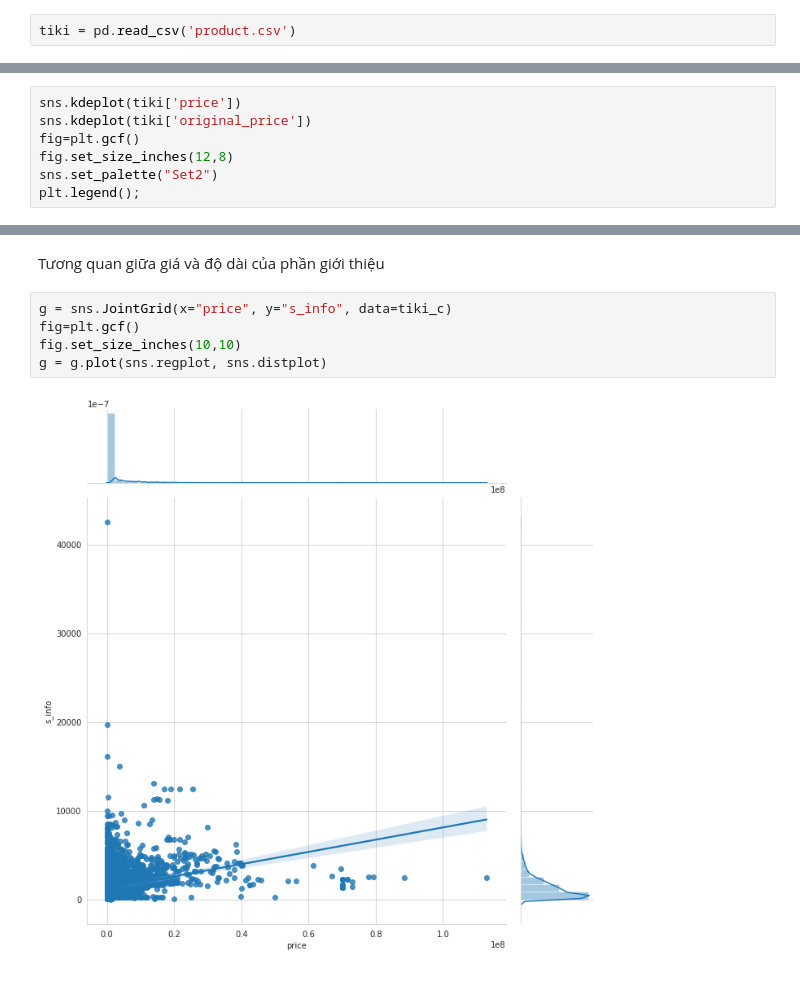
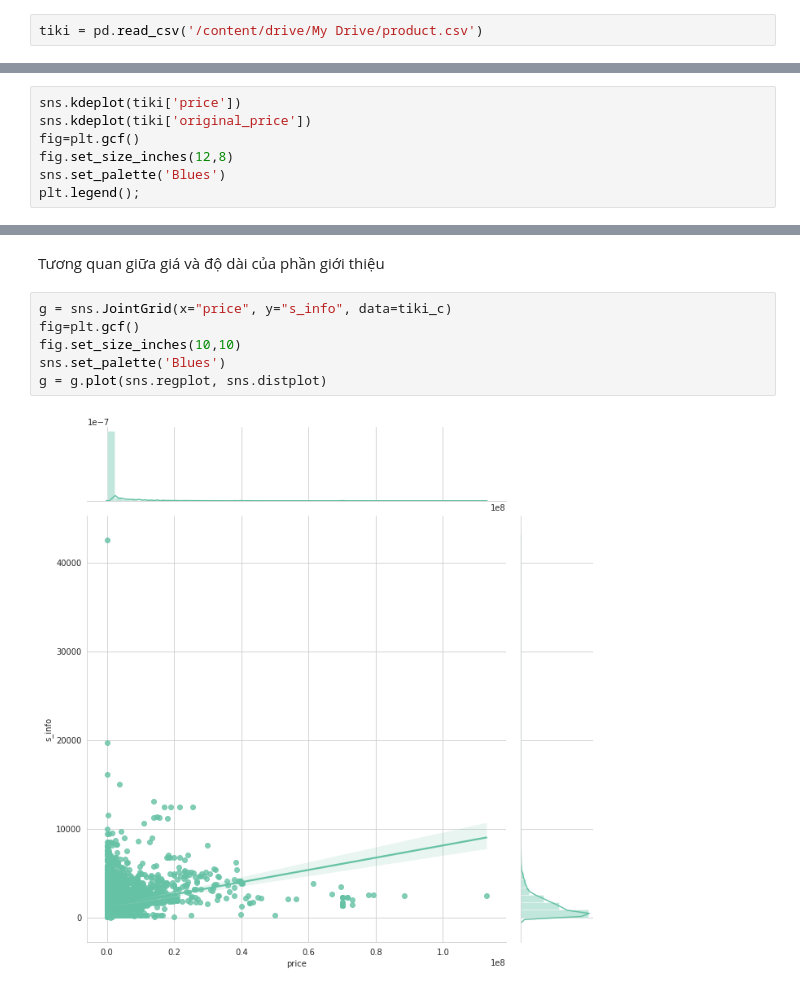
Before and after one commit to tamtamxtamtam/NguyenThiMinhTam_18021113_Nhom5_DataUnderstandingAndVisualization, a Jupyter notebook: Week4DataUnderstandingAndVisualization.ipynb, the cells around one changed output, grey strips where cells are left out. Saved outputs shown, nothing was run; the diff lists cells and outputs as text.

```diff
--- a/Week4DataUnderstandingAndVisualization.ipynb
+++ b/Week4DataUnderstandingAndVisualization.ipynb
@@ -36,7 +37,7 @@ warnings.filterwarnings('ignore')
 
 sns.set_style("whitegrid")
 # %%
-tiki = pd.read_csv('product.csv')
+tiki = pd.read_csv('/content/drive/My Drive/product.csv')
 # %% [markdown]
 Lấy random 5 sản phẩm.
 
@@ -254,6 +257,6 @@ sns.kdeplot(tiki['price'])
 sns.kdeplot(tiki['original_price'])
 fig=plt.gcf()
 fig.set_size_inches(12,8)
-sns.set_palette("Set2")
+sns.set_palette('Blues')
 plt.legend();
 # %% [output]
@@ -263,7 +266,8 @@ Tương quan giữa giá và độ dài của phần giới thiệu
 # %%
 g = sns.JointGrid(x="price", y="s_info", data=tiki_c)
 fig=plt.gcf()
 fig.set_size_inches(10,10)
+sns.set_palette('Blues')
 g = g.plot(sns.regplot, sns.distplot)
 # %% [output]
-[figure, old version]
+[figure, new version]
```
Also changed, not shown: parts of 5 cells of this notebook.
